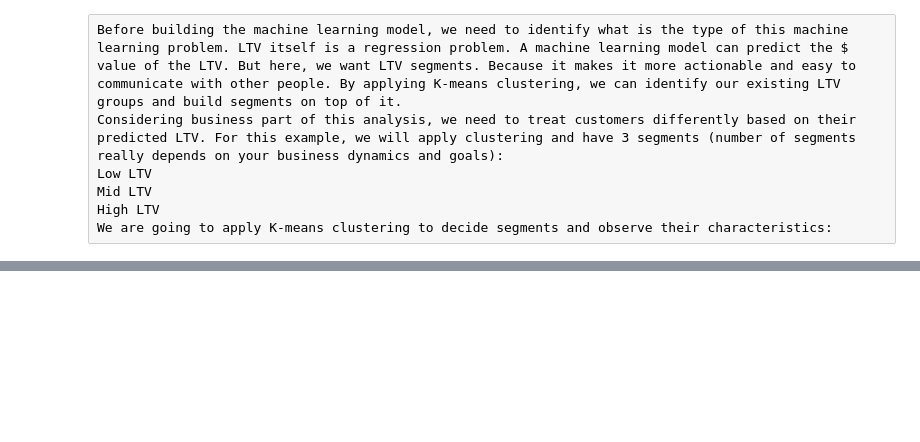
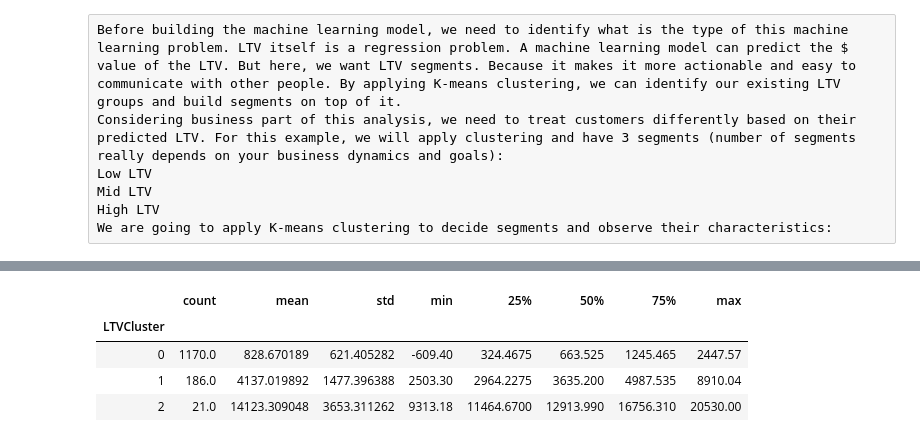
Before and after one commit to AbderrhmanAbdellatif/DataScience, a Jupyter notebook: Customer Lifetime Value.ipynb, the cells around one changed output, grey strips where cells are left out. Cells and saved outputs as stored; diff of their text form; code cells hidden in the pictures; blank space fills up the shorter version.

```diff
--- a/Customer Lifetime Value.ipynb
+++ b/Customer Lifetime Value.ipynb
@@ -327,0 +351,12 @@ tx_merge.h
+# %%
+#creatinga new cluster dataframe
+tx_cluster = tx_merge.copy()
+
+#see details of the clusters
+tx_cluster.groupby('LTVCluster')['m6_Revenue'].describe()
+# %% [output]
+|  | count | mean | std | min | 25% | 50% | 75% | max |
+| LTVCluster |  |  |  |  |  |  |  |  |
+| 0 | 1170.0 | 828.670189 | 621.405282 | -609.40 | 324.4675 | 663.525 | 1245.465 | 2447.57 |
+| 1 | 186.0 | 4137.019892 | 1477.396388 | 2503.30 | 2964.2275 | 3635.200 | 4987.535 | 8910.04 |
+| 2 | 21.0 | 14123.309048 | 3653.311262 | 9313.18 | 11464.6700 | 12913.990 | 16756.310 | 20530.00 |
```
Also changed, not shown: parts of 5 cells of this notebook.
